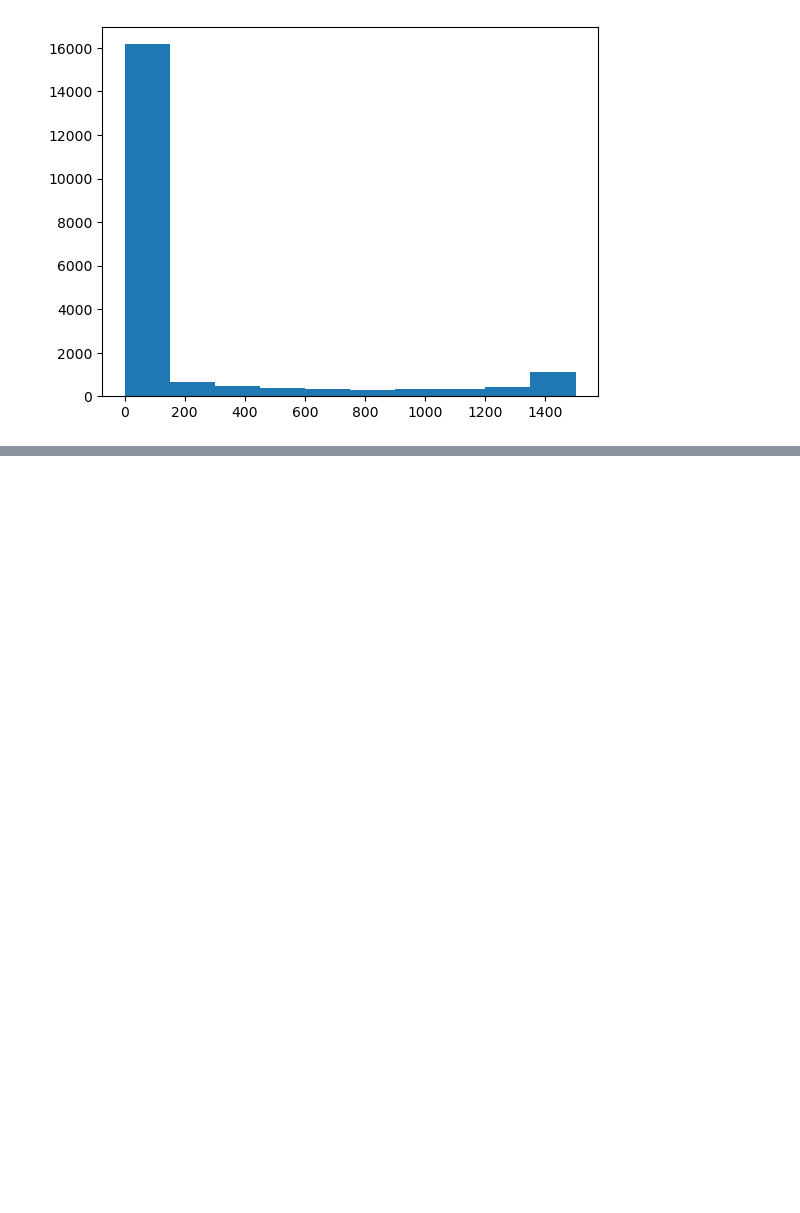
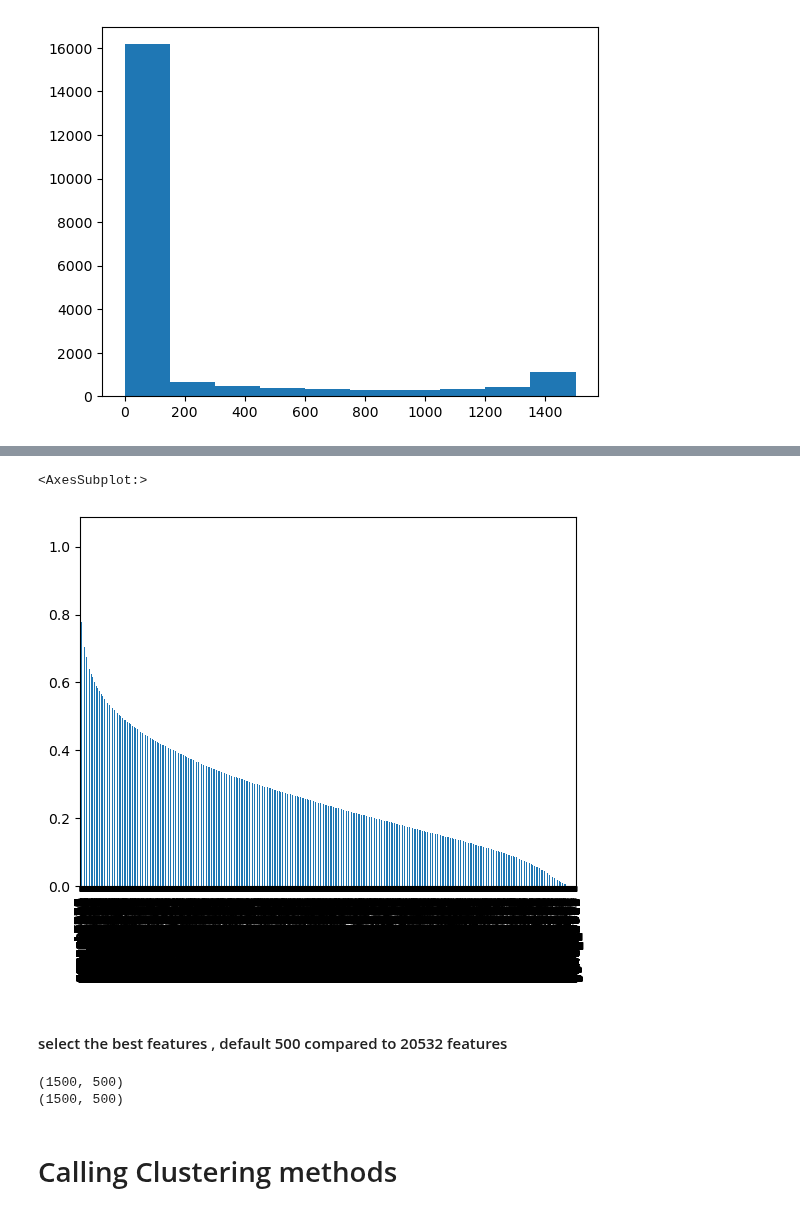
Before and after one commit to danialebrat/Comp_8720_Advanced_AI, a Jupyter notebook: Final Project/main.ipynb, the cells around one changed output, grey strips where cells are left out. Saved outputs shown, nothing was run; the diff lists cells and outputs as text; code cells hidden in the pictures; blank space fills up the shorter version.

```diff
--- a/Final Project/main.ipynb
+++ b/Final Project/main.ipynb
@@ -69,0 +103,7 @@ X2
+# %%
+p_values_IG.plot.bar()
+# %% [output]
+<AxesSubplot:>
+[figure, added]
+# %% [markdown]
+#### select the best features , default 500 compared to 20532 features
@@ -69,0 +125,6 @@ X2
+# %%
+print(X_IG_K_best.shape)
+print(X_chi_K_best.shape)
+# %% [output]
+(1500, 500)
+(1500, 500)
@@ -69,0 +138,2 @@ X2
+# %% [markdown]
+# Calling Clustering methods
```
Also changed, not shown: parts of 16 cells of this notebook, 1 other file.
